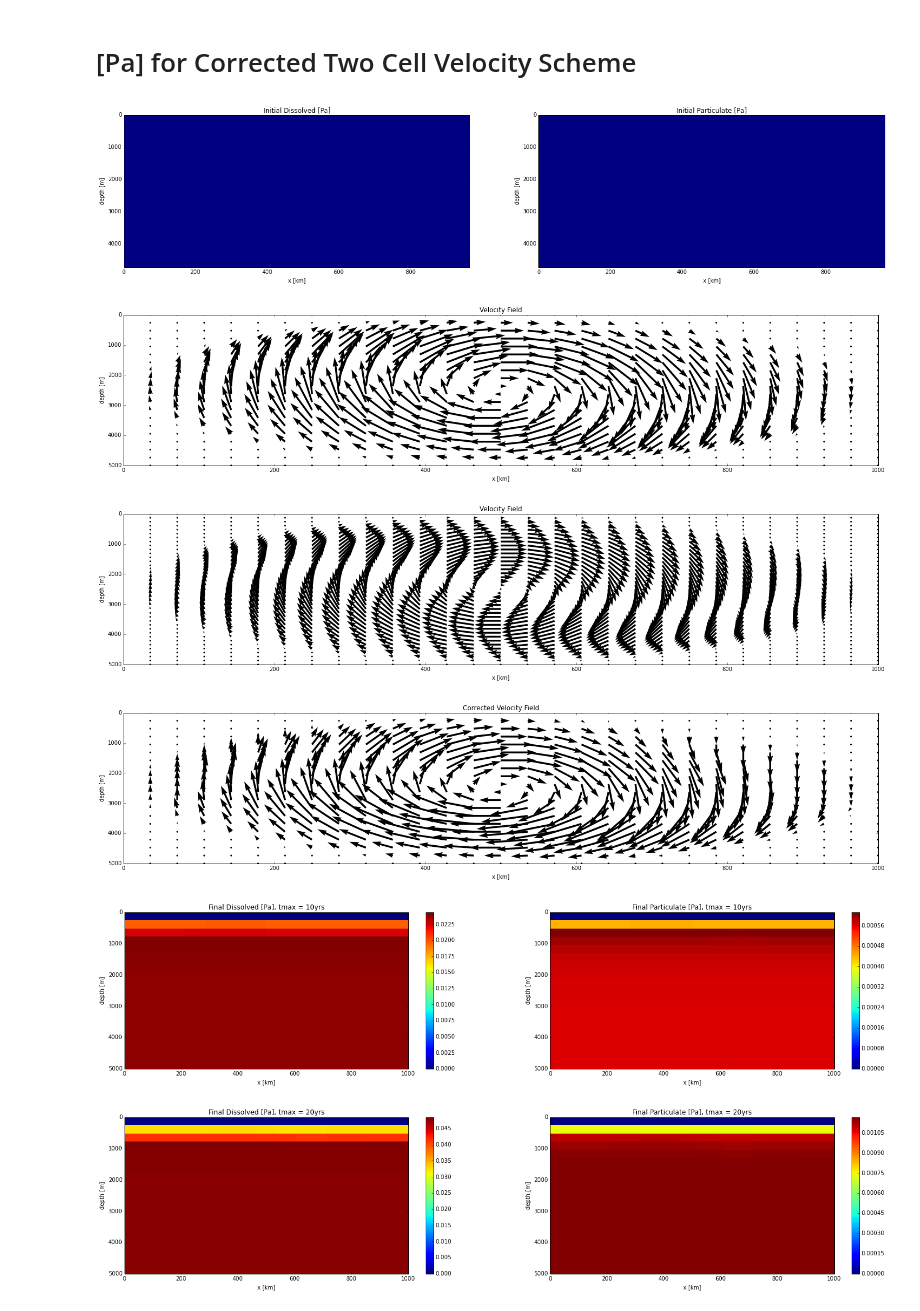
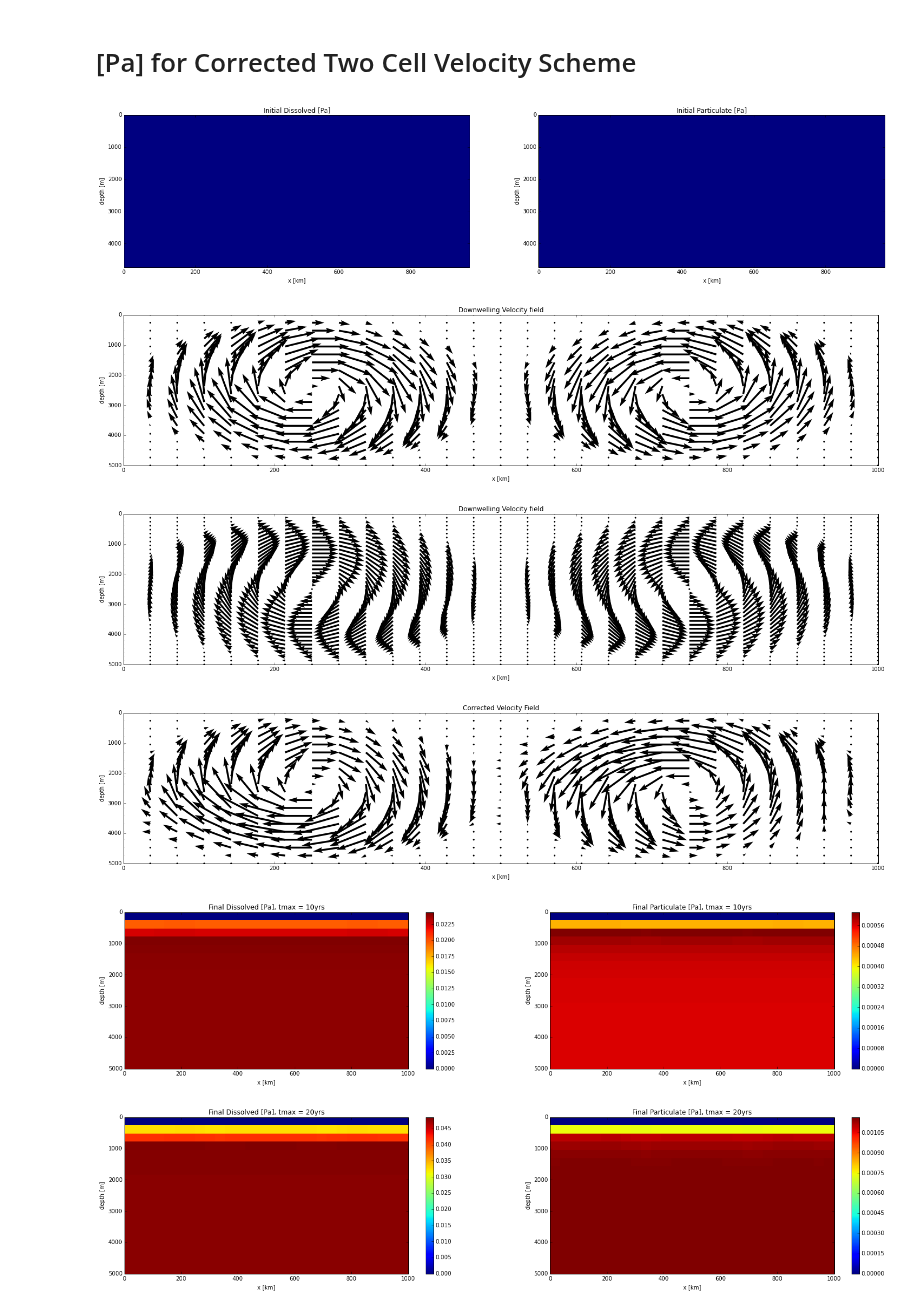
Before and after one commit to UBC-MOAD/pa-th-simple, a Jupyter notebook: prelim-model/2DPaProfile.ipynb, the cells around one changed output. Drawn from its saved outputs; the diff is of its cells as text; code cells hidden in the pictures.

```diff
--- a/prelim-model/2DPaProfile.ipynb
+++ b/prelim-model/2DPaProfile.ipynb
@@ -375,39 +375,39 @@ xmax = 1e6
 zmin = 0
 zmax = 5e3
 nz = 20
 nz_fine = 2*nz - 1
 nx = 29
 ng = 1
 g = ThPa2D.FDgrid(nx, nz, ng)
 h = ThPa2D.FDgrid(nx, nz, ng)
 
 # chemistry
 k_ad, k_de, Q = ThPa2D.k_sorp('Pa', xmin, xmax, zmin, zmax, nx, nz)
 
 # initial profile
 init = ThPa2D.plot_init(g, h, xmin, xmax, zmin, zmax, nx, nz, 'Pa')
 
 # velocity
-u, flowfig = ThPa2D.u_simple(xmin, xmax, zmin, zmax, nx, nz, V)
-u_fine, flowfig = ThPa2D.u_simple(xmin, xmax, zmin, zmax, nx, nz_fine, V)
-u, flowfig = ThPa2D.u_simple_c(u, u_fine, xmin, xmax, zmin, zmax, nx, nz)
+u, flowfig = ThPa2D.u_complex(xmin, xmax, zmin, zmax, nx, nz, V)
+u_fine, flowfig = ThPa2D.u_complex(xmin, xmax, zmin, zmax, nx, nz_fine, V)
+u, flowfig = ThPa2D.u_complex_c(u, u_fine, xmin, xmax, zmin, zmax, nx, nz)
 
 # Th loop
 g, h = ThPa2D.adflow(g, h, t, T, u, k_ad, k_de, Q, ThPa2D.upwind)
 
 #plot results
 meshTh = ThPa2D.plotprof(g, h, xmin, xmax, zmin, zmax, nx, nz, T, 'Pa')
 
 # store results
 DPa2vel = {}
 PPa2vel = {}
 DPa2vel['1tmax'] = g.a
 PPa2vel['1tmax'] = h.a
 # %% [output]
 [figure]
-[figure, old version]
+[figure, new version]
-[figure, old version]
+[figure, new version]
-[figure, old version]
+[figure, new version]
 [figure]
 # %%
 t = tmax[1]
```
Also changed, not shown: parts of 3 cells of this notebook, 1 other file.
